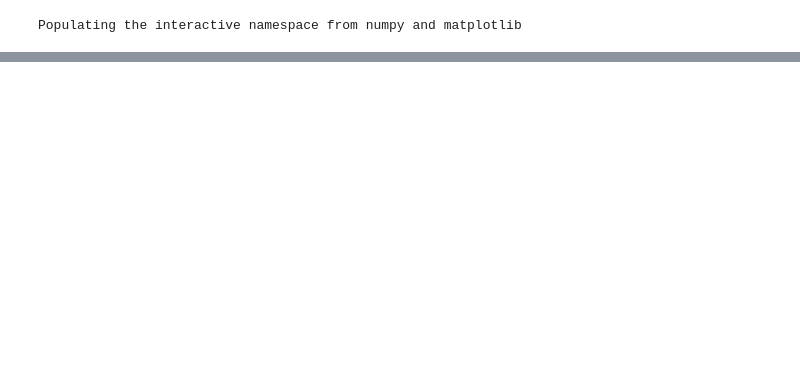
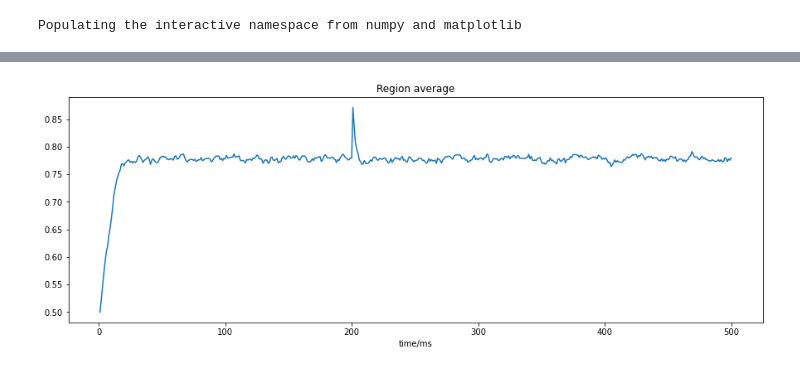
Before and after one commit to Nephiloso/tvb_model_analysis, a Jupyter notebook: model/one_region_stimu.ipynb, the cells around one changed output, grey strips where cells are left out. Cells and saved outputs as stored; diff of their text form; code cells hidden in the pictures; blank space fills up the shorter version.

```diff
--- a/model/one_region_stimu.ipynb
+++ b/model/one_region_stimu.ipynb
@@ -222,0 +192,10 @@ else:
+# %%
+data_folder = os.path.join(os.getcwd(),'data')
+# params = config_params(nsig=0.0004, stim_size=50, sigma=1, c_ee=11.57199543729056,c_ei= 10.307919639315172,
+#                         c_ie= 9.477017434965216,c_ii=7.4836638161762013,a_e=1.3, b_e=2.8,
+#                         c_e=7.0,a_i=2.0,alpha_e=1)
+params = config_params(nsig=0.00105, stim_size=50, sigma=0.25502,c_ee=14.995,c_ie=7.818)
+region = config_one_region()
+surface = config_surface(region,surface = True)
+stimulus = config_stimulus(params, surface, onset=200, mode= 'SinglePulse', amp=10, dT=0.1)
+sim = config_simulator(params, region, surface,integ_mode= 'stochastic',stimulus=stimulus,simu_length = 500)
@@ -222,0 +204,6 @@ else:
+# %%
+savg_time, savg_data = run_simulation(sim, params, return_signal=True)
+# %%
+savg_data = np.squeeze(savg_data)
+# %%
+savg_time = np.squeeze(savg_time)
@@ -223,3 +220,5 @@ else:
 # %%
 # plot_result(time_s, SAVG, [5000,15000])
-plot_result(time_s, SAVG, [0,2000],'s')
+fig = plot_result(savg_time, savg_data)
+# %% [output]
+[figure, added]
```
Also changed, not shown: parts of 33 cells of this notebook, 24 other files.
